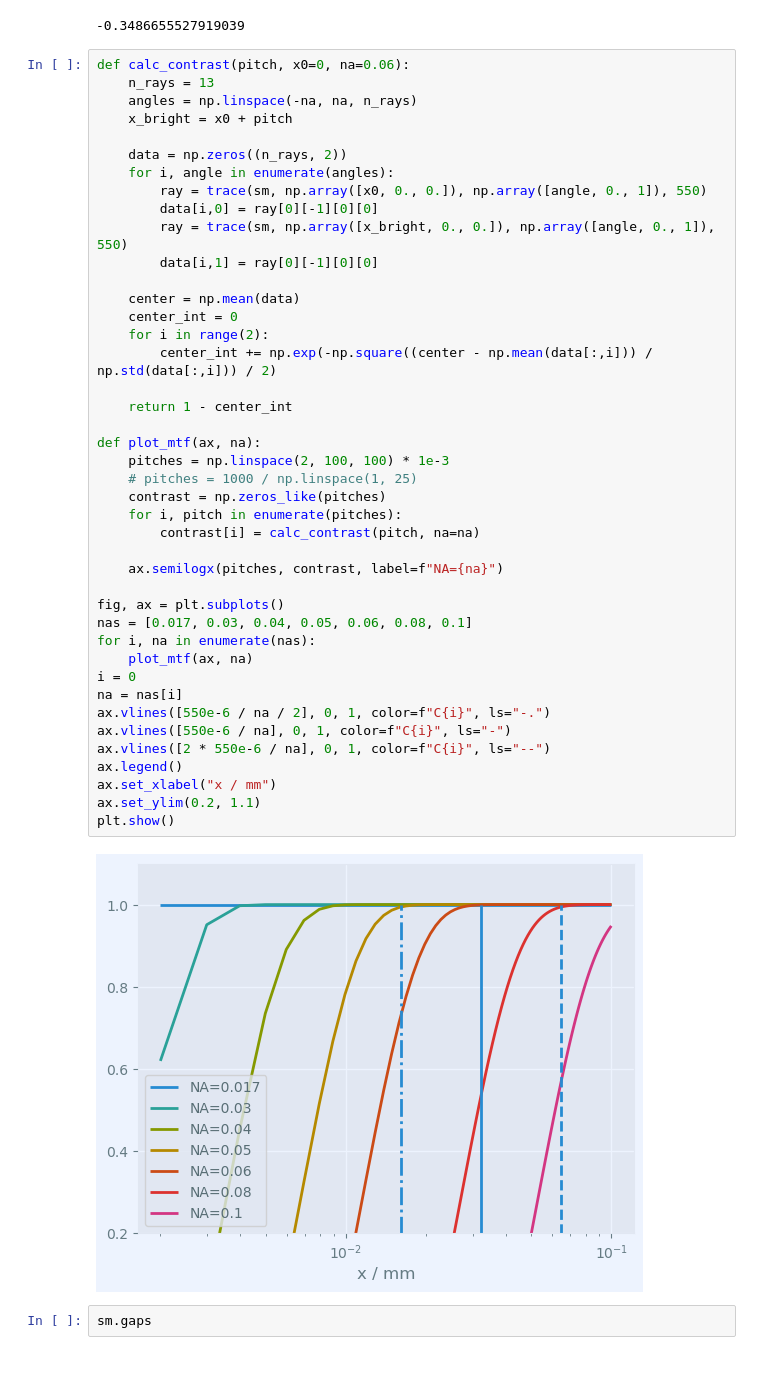
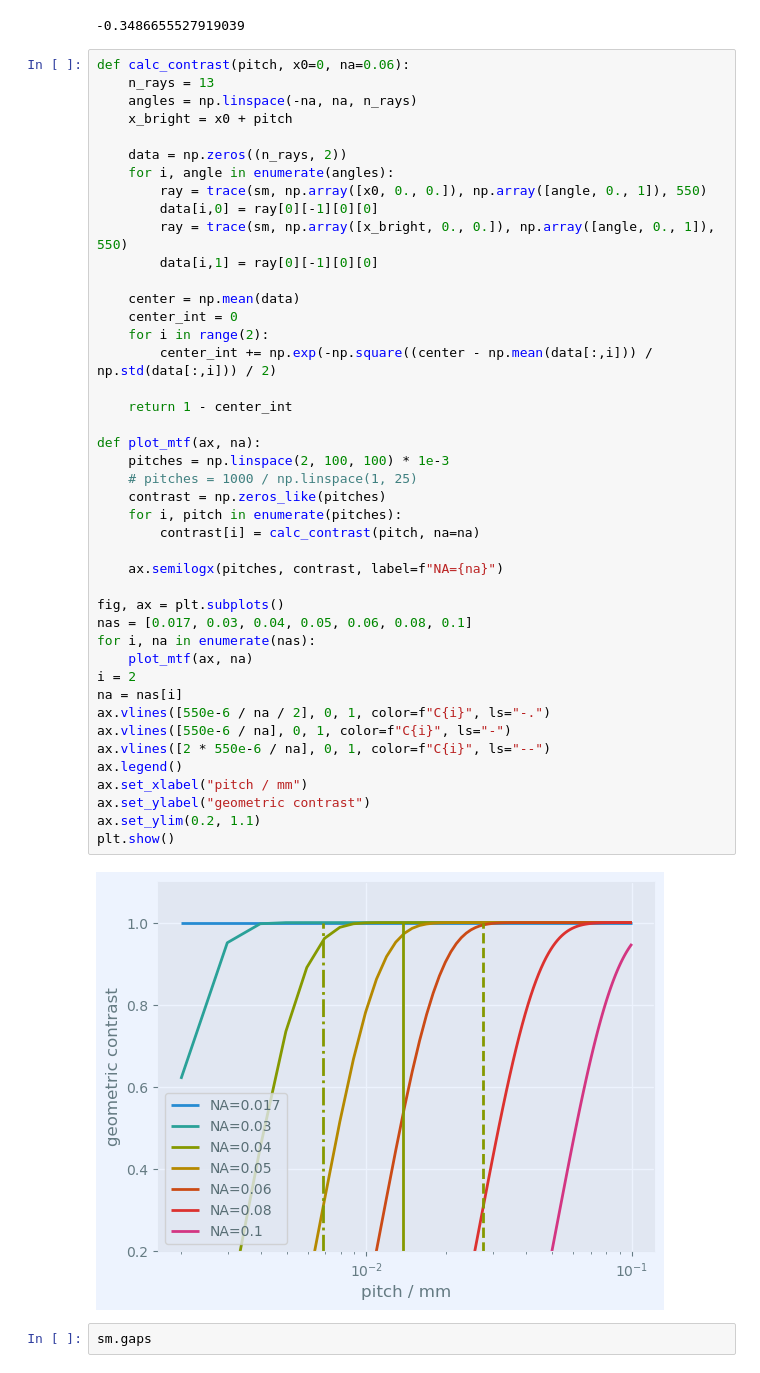
Before and after one commit to TiSwm/fourf2fourier, a Jupyter notebook: four_f.ipynb, the cells around one changed output. Drawn from its saved outputs; the diff is of its cells as text.

```diff
--- a/four_f.ipynb
+++ b/four_f.ipynb
@@ -114,36 +114,37 @@ def calc_contrast(pitch, x0=0, na=0.06):
         data[i,1] = ray[0][-1][0][0]
 
     center = np.mean(data)
     center_int = 0
     for i in range(2):
         center_int += np.exp(-np.square((center - np.mean(data[:,i])) / np.std(data[:,i])) / 2)
 
     return 1 - center_int
 
 def plot_mtf(ax, na):
     pitches = np.linspace(2, 100, 100) * 1e-3
     # pitches = 1000 / np.linspace(1, 25)
     contrast = np.zeros_like(pitches)
     for i, pitch in enumerate(pitches):
         contrast[i] = calc_contrast(pitch, na=na)
 
     ax.semilogx(pitches, contrast, label=f"NA={na}")
 
 fig, ax = plt.subplots()
 nas = [0.017, 0.03, 0.04, 0.05, 0.06, 0.08, 0.1]
 for i, na in enumerate(nas):
     plot_mtf(ax, na)
-i = 0
+i = 2
 na = nas[i]
 ax.vlines([550e-6 / na / 2], 0, 1, color=f"C{i}", ls="-.")
 ax.vlines([550e-6 / na], 0, 1, color=f"C{i}", ls="-")
 ax.vlines([2 * 550e-6 / na], 0, 1, color=f"C{i}", ls="--")
 ax.legend()
-ax.set_xlabel("x / mm")
+ax.set_xlabel("pitch / mm")
+ax.set_ylabel("geometric contrast")
 ax.set_ylim(0.2, 1.1)
 plt.show()
 # %% [output]
-[figure, old version]
+[figure, new version]
 # %%
 sm.gaps
 # %% [output]
```
